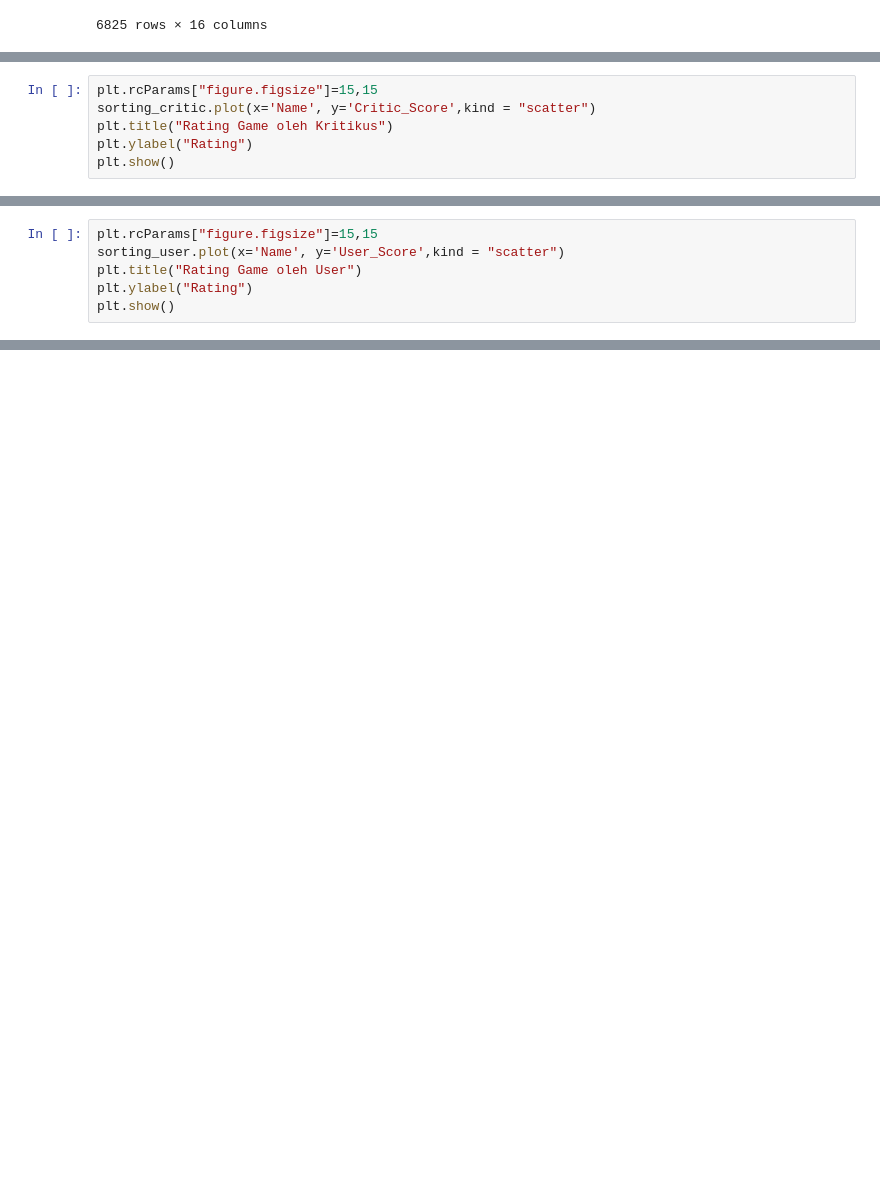
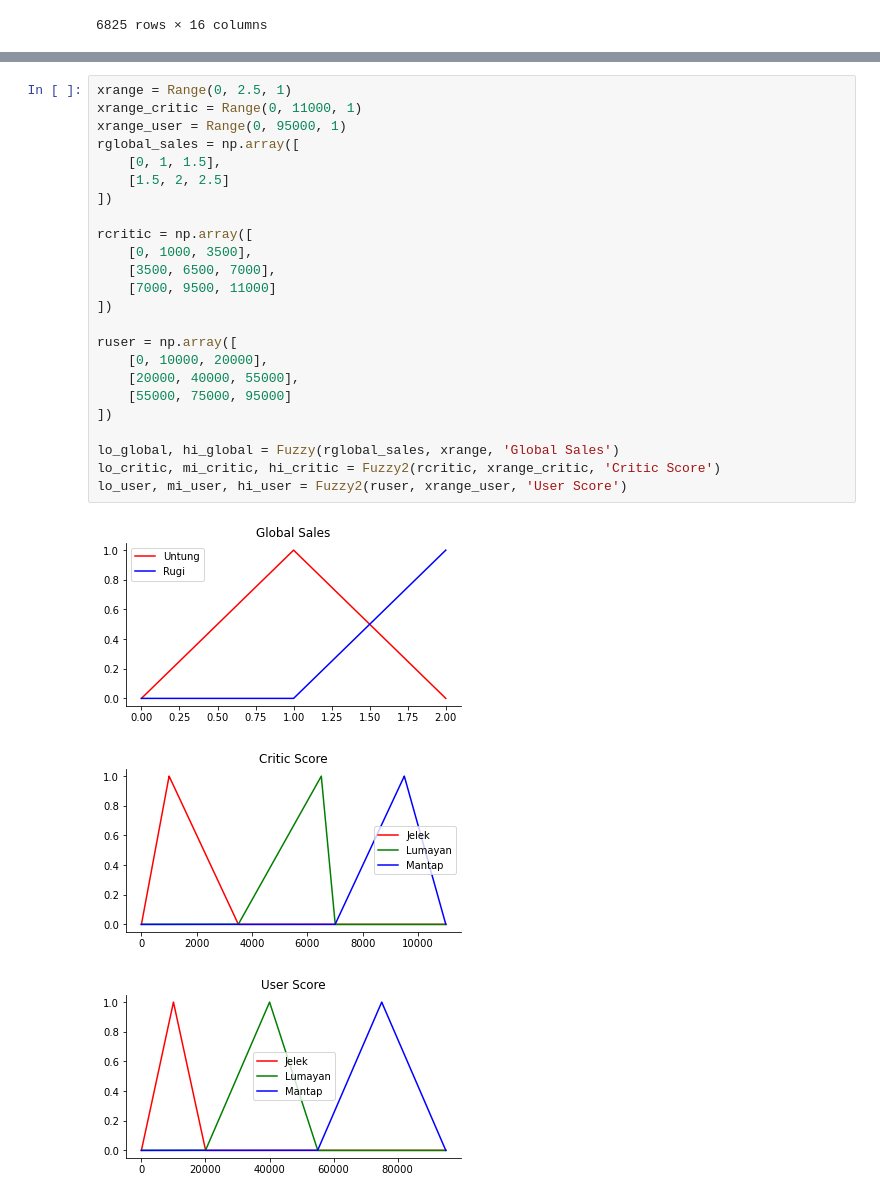
Before and after one commit to MochamadIlhamAfriandhi/Data-Science, a Jupyter notebook: Project DW/main.ipynb, the cells around one changed output, grey strips where cells are left out. Cells and saved outputs as stored; diff of their text form; blank space fills up the shorter version.

```diff
--- a/Project DW/main.ipynb
+++ b/Project DW/main.ipynb
@@ -174,6 +41,0 @@ sorting_user
-# %%
-plt.rcParams["figure.figsize"]=15,15
-sorting_critic.plot(x='Name', y='Critic_Score',kind = "scatter")
-plt.title("Rating Game oleh Kritikus")
-plt.ylabel("Rating")
-plt.show()
@@ -182,6 +41,0 @@ plt.show()
-# %%
-plt.rcParams["figure.figsize"]=15,15
-sorting_user.plot(x='Name', y='User_Score',kind = "scatter")
-plt.title("Rating Game oleh User")
-plt.ylabel("Rating")
-plt.show()
@@ -189,0 +304,28 @@ plt.show()
+# %%
+xrange = Range(0, 2.5, 1)
+xrange_critic = Range(0, 11000, 1)
+xrange_user = Range(0, 95000, 1)
+rglobal_sales = np.array([
+    [0, 1, 1.5],
+    [1.5, 2, 2.5]
+])
+
+rcritic = np.array([
+    [0, 1000, 3500],
+    [3500, 6500, 7000],
+    [7000, 9500, 11000]
+])
+
+ruser = np.array([
+    [0, 10000, 20000],
+    [20000, 40000, 55000],
+    [55000, 75000, 95000]
+])
+
+lo_global, hi_global = Fuzzy(rglobal_sales, xrange, 'Global Sales')
+lo_critic, mi_critic, hi_critic = Fuzzy2(rcritic, xrange_critic, 'Critic Score')
+lo_user, mi_user, hi_user = Fuzzy2(ruser, xrange_user, 'User Score')
+# %% [output]
+[figure, added]
+[figure, added]
+[figure, added]
```
Also changed, not shown: parts of 38 cells of this notebook, 4 other files.
